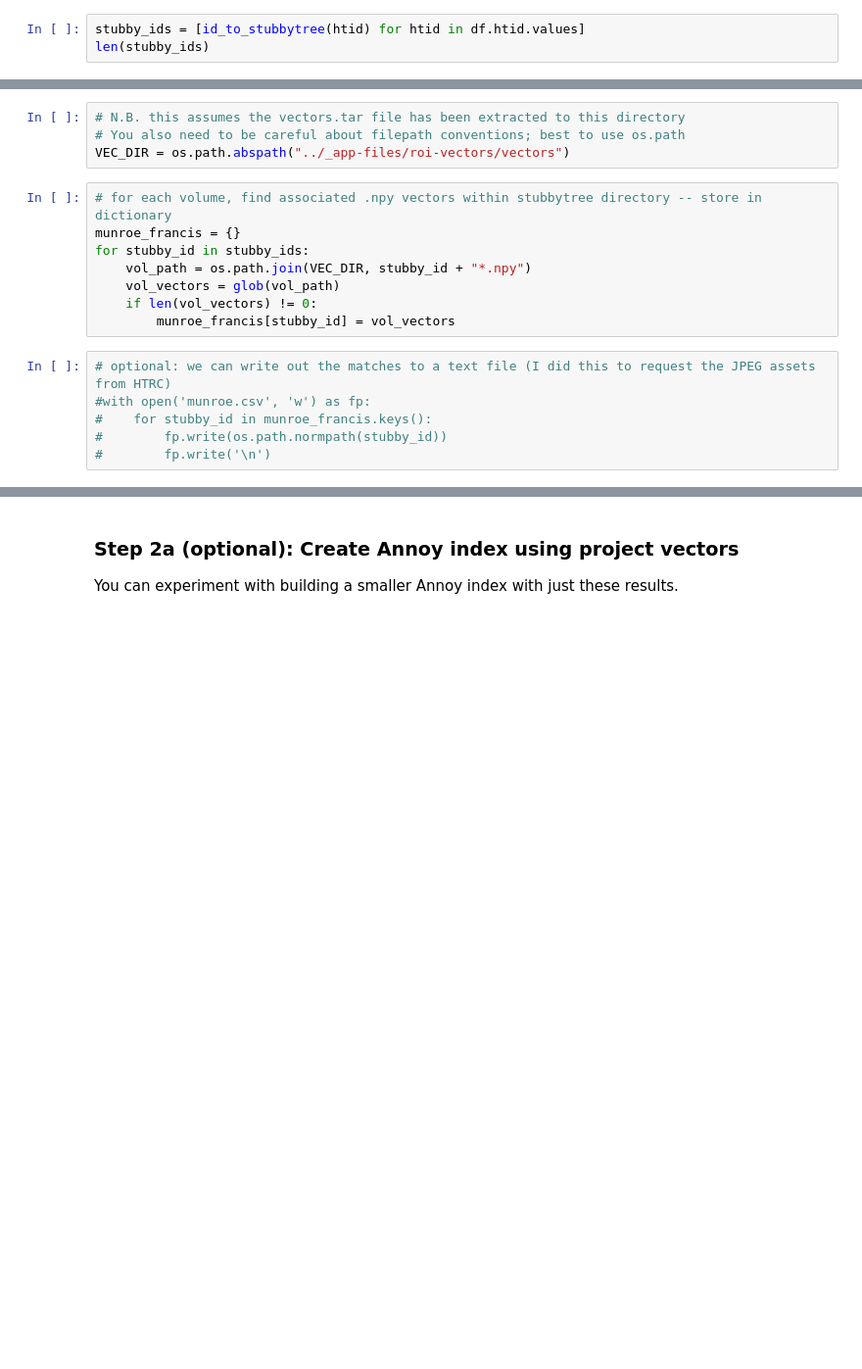
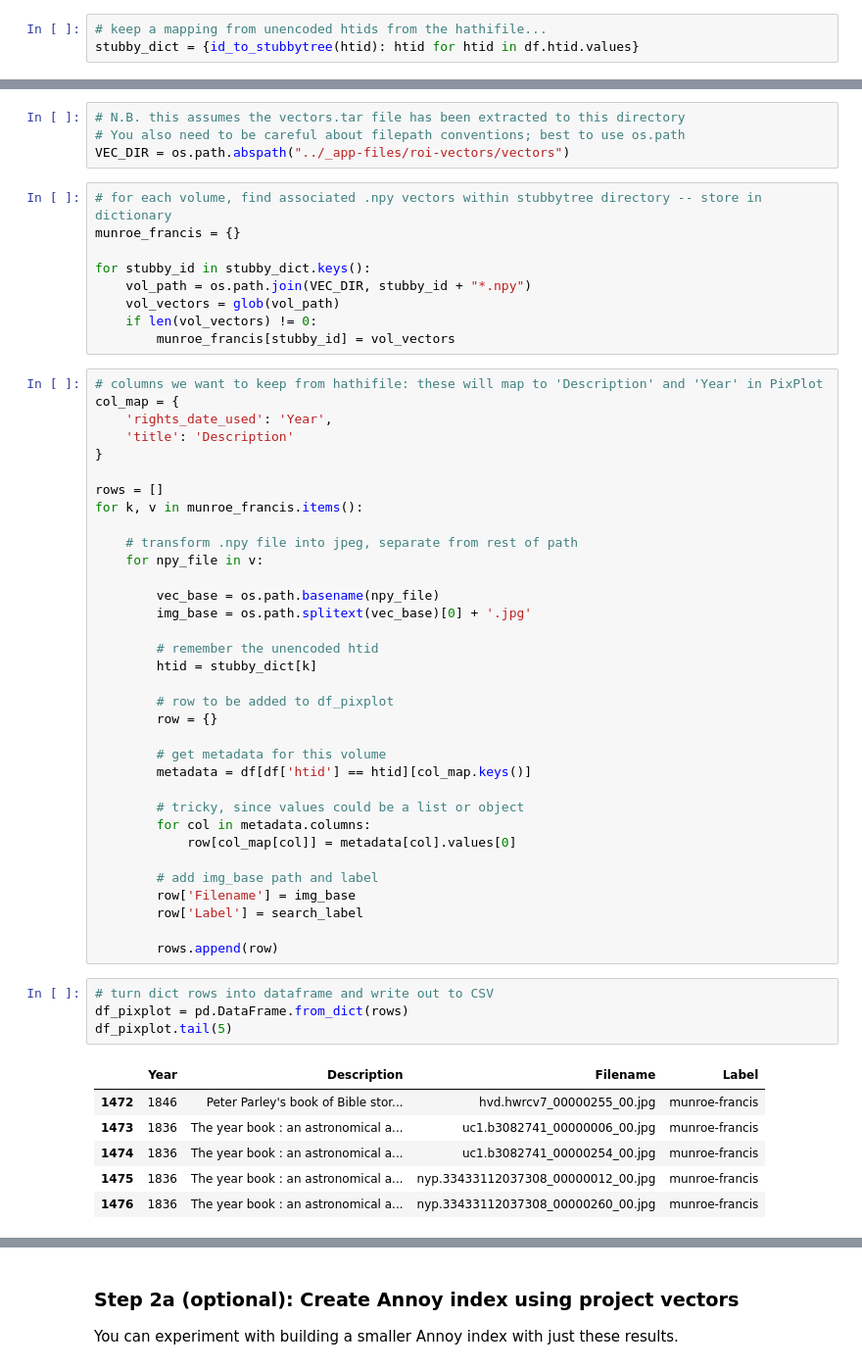
Before and after one commit to StephenKrewson/hathi-images, a Jupyter notebook: example3_publisher.ipynb, the cells around one changed output, grey strips where cells are left out. Shown: that part at 98% size. Drawn from its saved outputs; the diff is of its cells as text; blank space fills up the shorter version.

```diff
--- a/example3_publisher.ipynb
+++ b/example3_publisher.ipynb
@@ -122,5 +147,5 @@ def id_to_stubbytree(htid, format = None, suffix = None, compression = None):
     path = os.path.join(libid, volid_clean[::3], filename)
     return path
 # %%
-stubby_ids = [id_to_stubbytree(htid) for htid in df.htid.values]
-len(stubby_ids)
+# keep a mapping from unencoded htids from the hathifile...
+stubby_dict = {id_to_stubbytree(htid): htid for htid in df.htid.values}
@@ -133,14 +176,54 @@ VEC_DIR = os.path.abspath("../_app-files/roi-vectors/vectors")
 # %%
 # for each volume, find associated .npy vectors within stubbytree directory -- store in dictionary
 munroe_francis = {}
-for stubby_id in stubby_ids:
+
+for stubby_id in stubby_dict.keys():
     vol_path = os.path.join(VEC_DIR, stubby_id + "*.npy")
     vol_vectors = glob(vol_path)
     if len(vol_vectors) != 0:
         munroe_francis[stubby_id] = vol_vectors
-# %%
-# optional: we can write out the matches to a text file (I did this to request the JPEG assets from HTRC)
-#with open('munroe.csv', 'w') as fp:
-#    for stubby_id in munroe_francis.keys():
-#        fp.write(os.path.normpath(stubby_id))
-#        fp.write('\n')
+# %%
+# columns we want to keep from hathifile: these will map to 'Description' and 'Year' in PixPlot
+col_map = {
+    'rights_date_used': 'Year',
+    'title': 'Description'
+}
+
+rows = []
+for k, v in munroe_francis.items():
+
+    # transform .npy file into jpeg, separate from rest of path
+    for npy_file in v:
+
+        vec_base = os.path.basename(npy_file)
+        img_base = os.path.splitext(vec_base)[0] + '.jpg'
+
+        # remember the unencoded htid
+        htid = stubby_dict[k]
+
+        # row to be added to df_pixplot
+        row = {}
+
+        # get metadata for this volume
+        metadata = df[df['htid'] == htid][col_map.keys()]
+
+        # tricky, since values could be a list or object
+        for col in metadata.columns:
+            row[col_map[col]] = metadata[col].values[0]
+
+        # add img_base path and label
+        row['Filename'] = img_base
+        row['Label'] = search_label
+
+        rows.append(row)
+# %%
+# turn dict rows into dataframe and write out to CSV
+df_pixplot = pd.DataFrame.from_dict(rows)
+df_pixplot.tail(5)
+# %% [output]
+|  | Year | Description | Filename | Label |
+| 1472 | 1846 | Peter Parley's book of Bible stor... | hvd.hwrcv7_00000255_00.jpg | munroe-francis |
+| 1473 | 1836 | The year book : an astronomical a... | uc1.b3082741_00000006_00.jpg | munroe-francis |
+| 1474 | 1836 | The year book : an astronomical a... | uc1.b3082741_00000254_00.jpg | munroe-francis |
+| 1475 | 1836 | The year book : an astronomical a... | nyp.33433112037308_00000012_00.jpg | munroe-francis |
+| 1476 | 1836 | The year book : an astronomical a... | nyp.33433112037308_00000260_00.jpg | munroe-francis |
```
Also changed, not shown: parts of 12 cells of this notebook, 4 other files.
